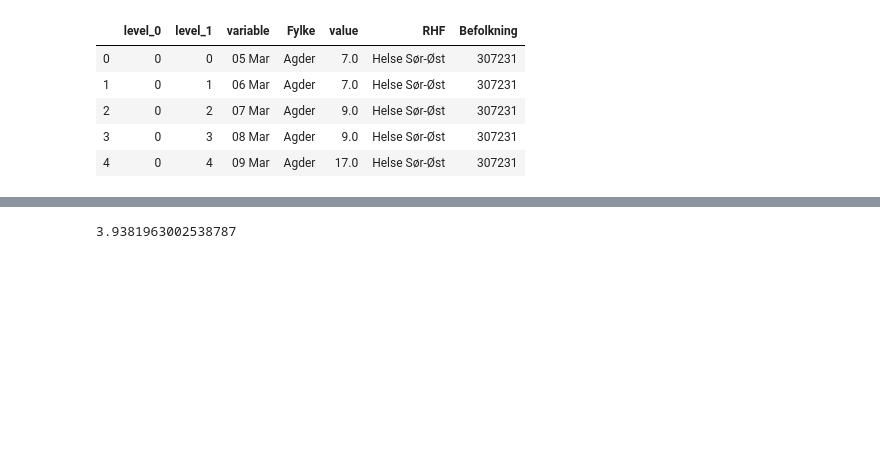
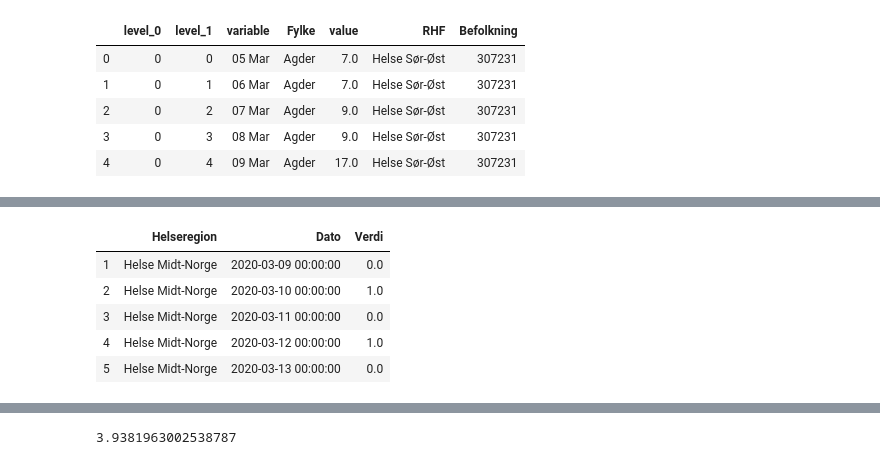
Before and after one commit to NRVA/COVID19_Norge, a Jupyter notebook: COVID_i_Norge.ipynb, the cells around one changed output, grey strips where cells are left out. Saved outputs shown, nothing was run; the diff lists cells and outputs as text; code cells hidden in the pictures; blank space fills up the shorter version.

```diff
--- a/COVID_i_Norge.ipynb
+++ b/COVID_i_Norge.ipynb
@@ -474,0 +663,13 @@ fig.show()
+# %%
+url = '/Users/familien_nerva-koch/Downloads/data.csv'
+innlagte = pd.read_csv(url, sep=',')
+innlagte = innlagte.groupby(["Helseregion", "Dato"]).sum().diff(1).reset_index().dropna()
+innlagte = innlagte[pd.to_datetime(innlagte["Dato"]) >= pd.to_datetime("2020-03-09")]
+innlagte.head()
+# %% [output]
+|  | Helseregion | Dato | Verdi |
+| 1 | Helse Midt-Norge | 2020-03-09 00:00:00 | 0.0 |
+| 2 | Helse Midt-Norge | 2020-03-10 00:00:00 | 1.0 |
+| 3 | Helse Midt-Norge | 2020-03-11 00:00:00 | 0.0 |
+| 4 | Helse Midt-Norge | 2020-03-12 00:00:00 | 1.0 |
+| 5 | Helse Midt-Norge | 2020-03-13 00:00:00 | 0.0 |
```
Also changed, not shown: parts of 25 cells of this notebook, 4 other files.
